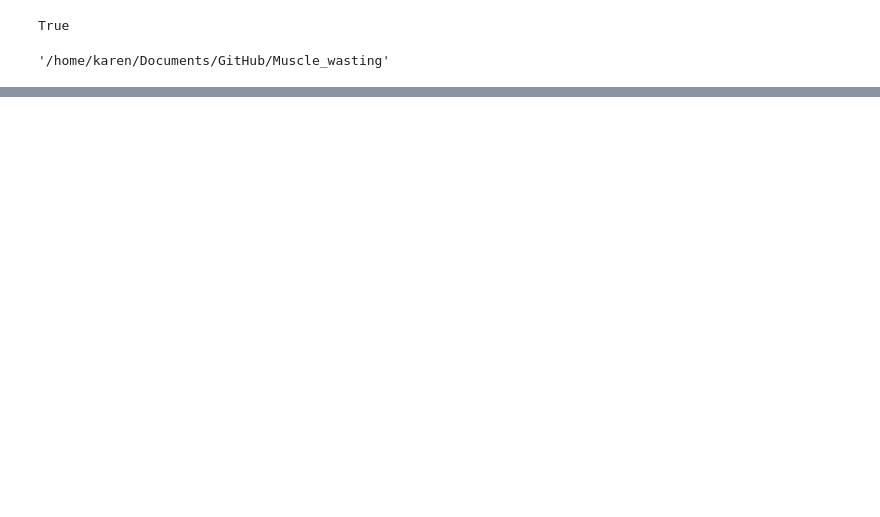
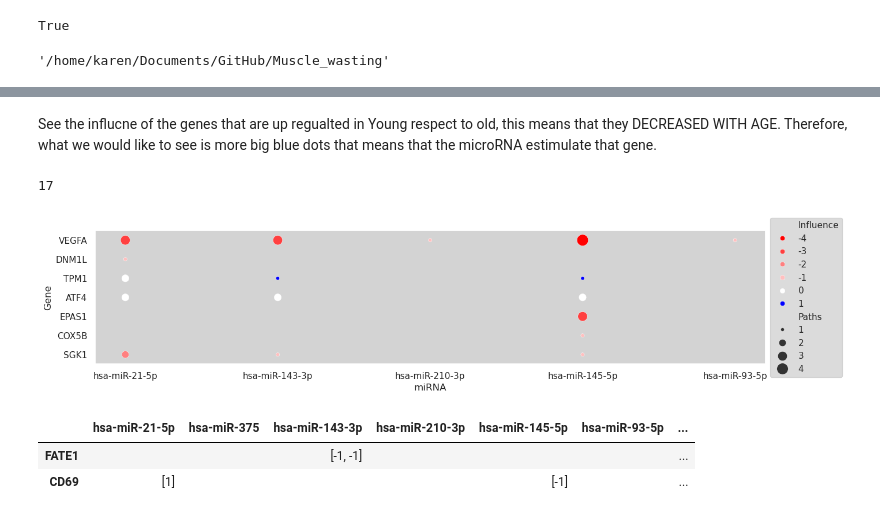
Before and after one commit to Kathyren/Muscle_wasting, a Jupyter notebook: network/mirnas_influence_03_90.ipynb, the cells around one changed output, grey strips where cells are left out. Drawn from its saved outputs; the diff is of its cells as text; code cells hidden in the pictures; blank space fills up the shorter version.

```diff
--- a/network/mirnas_influence_03_90.ipynb
+++ b/network/mirnas_influence_03_90.ipynb
@@ -118,0 +236,8 @@ False
+# %% [markdown]
+See the influcne of the genes that are up regualted in Young respect to old, this means that they DECREASED WITH AGE.
+Therefore, what we would like to see is more big blue dots that means that the microRNA estimulate that gene.
+# %%
+plot_dotplot(df_up_yo)
+# %% [output]
+17
+[figure, added]
@@ -118,0 +261,6 @@ False
+# %%
+df_down_ym
+# %% [output]
+|  | hsa-miR-21-5p | hsa-miR-375 | hsa-miR-143-3p | hsa-miR-210-3p | hsa-miR-145-5p | hsa-miR-93-5p | ... |
+| FATE1 |  |  | [-1, -1] |  |  |  | ... |
+| CD69 | [1] |  |  |  | [-1] |  | ... |
```
Also changed, not shown: parts of 44 cells of this notebook, 7 other files.
